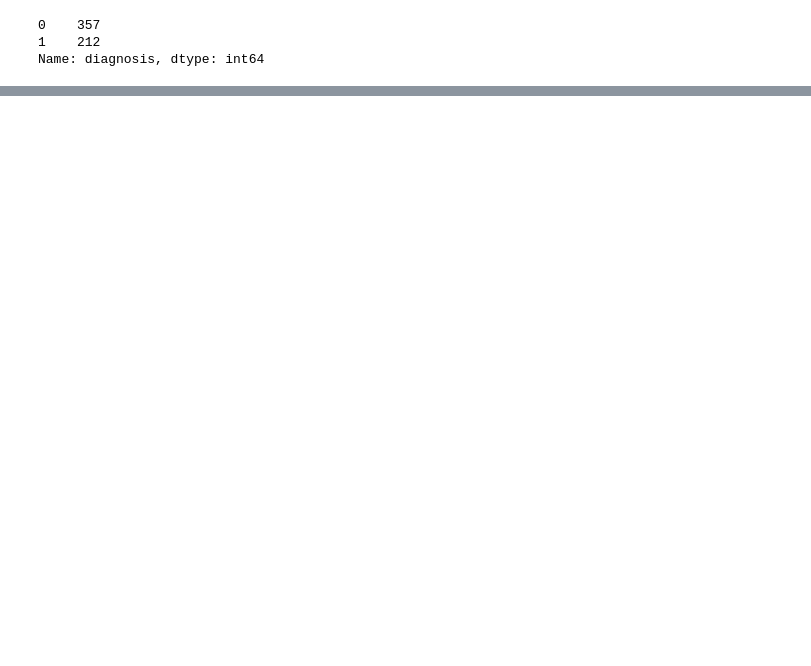
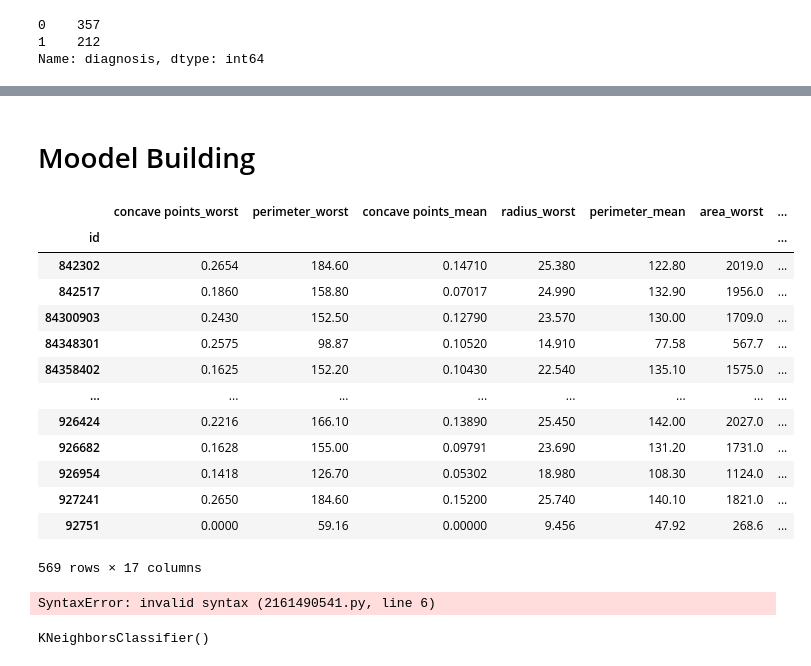
Before and after one commit to 315rahulmangalath/doubt, a Jupyter notebook: KNN 3 sept and 4.ipynb, the cells around one changed output, grey strips where cells are left out. Drawn from its saved outputs; the diff is of its cells as text; code cells hidden in the pictures; blank space fills up the shorter version.

```diff
--- a/KNN 3 sept and 4.ipynb
+++ b/KNN 3 sept and 4.ipynb
@@ -111,6 +111,8 @@ symmetry_worst               0
 fractal_dimension_worst      0
 Unnamed: 32                569
 dtype: int64
+# %%
+df=df.drop('Unnamed: 32',axis=1)
 # %%
 df.diagnosis.value_counts()
 # %% [output]
@@ -171,0 +283,24 @@ ValueError: Input contains NaN, infinity or a value too large for dtype('float64
+# %% [markdown]
+# Moodel Building
+# %%
+new_X=( df[['concave points_worst','perimeter_worst','concave points_mean','radius_worst','perimeter_mean','area_worst',
+           'radius_mean','area_mean','concavity_mean','concavity_worst','compactness_mean','compactness_worst',
+           'radius_se','perimeter_se','area_se','texture_worst','smoothness_worst']])
+          # choose the 17 features from the above result
+
+new_X
+# %% [output]
+|  | concave points_worst | perimeter_worst | concave points_mean | radius_worst | perimeter_mean | area_worst | ... |
+| id |  |  |  |  |  |  | ... |
+| 842302 | 0.2654 | 184.60 | 0.14710 | 25.380 | 122.80 | 2019.0 | ... |
+| 842517 | 0.1860 | 158.80 | 0.07017 | 24.990 | 132.90 | 1956.0 | ... |
+| 84300903 | 0.2430 | 152.50 | 0.12790 | 23.570 | 130.00 | 1709.0 | ... |
+| 84348301 | 0.2575 | 98.87 | 0.10520 | 14.910 | 77.58 | 567.7 | ... |
+| 84358402 | 0.1625 | 152.20 | 0.10430 | 22.540 | 135.10 | 1575.0 | ... |
+| ... | ... | ... | ... | ... | ... | ... | ... |
+| 926424 | 0.2216 | 166.10 | 0.13890 | 25.450 | 142.00 | 2027.0 | ... |
+| 926682 | 0.1628 | 155.00 | 0.09791 | 23.690 | 131.20 | 1731.0 | ... |
+| 926954 | 0.1418 | 126.70 | 0.05302 | 18.980 | 108.30 | 1124.0 | ... |
+| 927241 | 0.2650 | 184.60 | 0.15200 | 25.740 | 140.10 | 1821.0 | ... |
+| 92751 | 0.0000 | 59.16 | 0.00000 | 9.456 | 47.92 | 268.6 | ... |
+569 rows × 17 columns
@@ -171,0 +312,13 @@ ValueError: Input contains NaN, infinity or a value too large for dtype('float64
+# %%
+def metric_score(clf,x_train,x_test,y_train,y_test,train=True):
+    if train:
+        y_pred = clf.predict(x_train)
+
+        print(f"Accuracy score: {accuracy_score(y_train,y_pred)*100:.2f}%"
+    elif train==False:
+        pred=clf.predict(x_test)
+        print(f"Accuracy score: {accuracy_score(y_train,y_pred)*100:.2f}%"
+        print(\n Testclassification report \n')
+        classification_report(y_test,pred,digits=2)
+# %% [output]
+SyntaxError: invalid syntax (2161490541.py, line 6)
@@ -171,0 +328,5 @@ ValueError: Input contains NaN, infinity or a value too large for dtype('float64
+# %%
+#model training
+knn.fit(x_train,y_train)
+# %% [output]
+KNeighborsClassifier()
```
Also changed, not shown: parts of 14 cells of this notebook.
